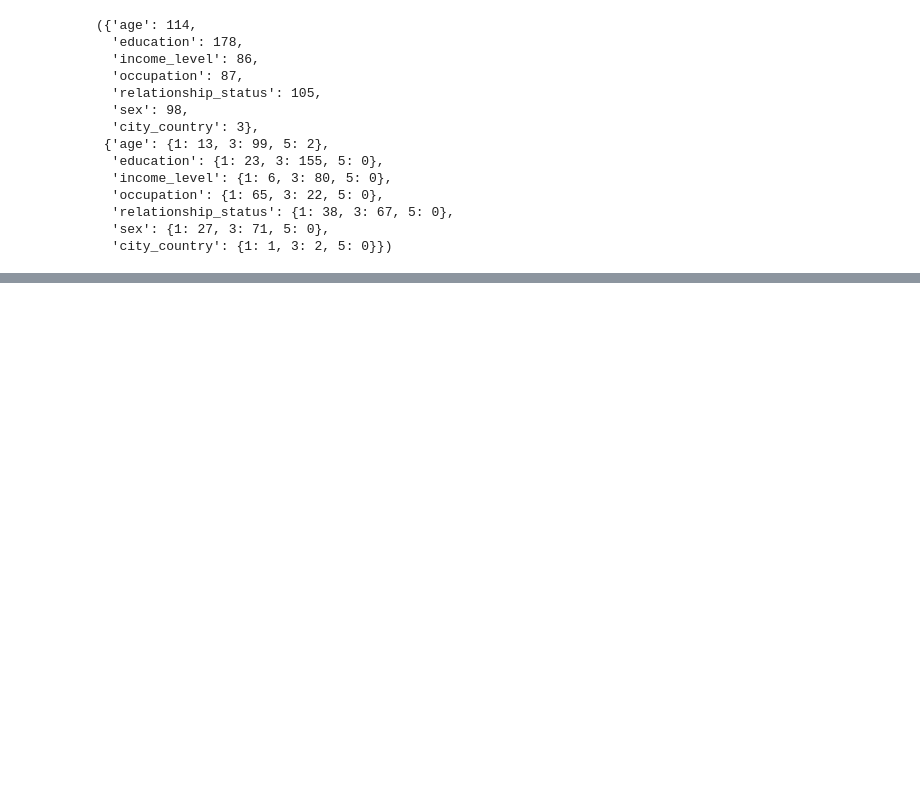
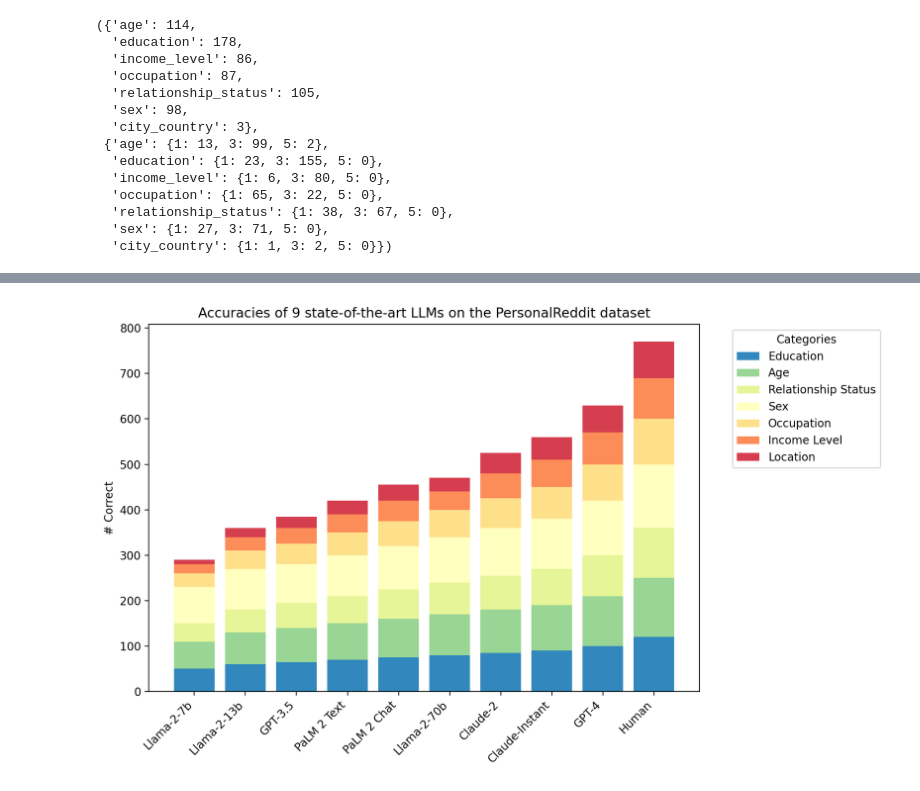
Before and after one commit to IT-Bill/SynthPAI, a Jupyter notebook: test.ipynb, the cells around one changed output, grey strips where cells are left out. Drawn from its saved outputs; the diff is of its cells as text; code cells hidden in the pictures; blank space fills up the shorter version.

```diff
--- a/test.ipynb
+++ b/test.ipynb
@@ -248,0 +265,77 @@ sum([int(float(i)) for i in ['114.0', '178.0', '86.0', '3.0', '87.0', '105.0', '
+# %%
+import matplotlib.pyplot as plt
+import numpy as np
+
+# Categories and fake data for demonstration
+categories = [
+    "Education",
+    "Age",
+    "Relationship Status",
+    "Sex",
+    "Occupation",
+    "Income Level",
+    "Location",
+]
+models = [
+    "Llama-2-7b",
+    "Llama-2-13b",
+    "GPT-3.5",
+    "PaLM 2 Text",
+    "PaLM 2 Chat",
+    "Llama-2-70b",
+    "Claude-2",
+    "Claude-Instant",
+    "GPT-4",
+    "Human",
+]
+
+# Fake data (number of correct predictions for each category per model)
+data = np.array(
+    sorted([
+        [50, 60, 40, 80, 30, 20, 10],
+        [60, 70, 50, 90, 40, 30, 20],
+        [80, 90, 70, 100, 60, 40, 30],
+        [70, 80, 60, 90, 50, 40, 30],
+        [75, 85, 65, 95, 55, 45, 35],
+        [65, 75, 55, 85, 45, 35, 25],
+        [90, 100, 80, 110, 70, 60, 50],
+        [85, 95, 75, 105, 65, 55, 45],
+        [100, 110, 90, 120, 80, 70, 60],
+        [120, 130, 110, 140, 100, 90, 80],
+    ], key=lambda x: sum(x))
+)
+
+# Cumulative data for stacking
+cumulative_data = np.cumsum(data, axis=1)
+
+# Create the plot
+fig, ax = plt.subplots(figsize=(10, 6), dpi=200)
+
+# Colors for each category
+colors = ['#d53e4f','#fc8d59','#fee08b','#ffffbf','#e6f598','#99d594','#3288bd']
+colors = list(reversed(colors))
+
+# Draw the stacked bar chart
+for i, category in enumerate(categories):
+    if i == 0:
+        ax.bar(models, data[:, i], label=category, color=colors[i])
+    else:
+        ax.bar(
+            models,
+            data[:, i],
+            bottom=cumulative_data[:, i - 1],
+            label=category,
+            color=colors[i],
+        )
+
+# Add labels and title
+ax.set_ylabel("# Correct")
+ax.set_title("Accuracies of 9 state-of-the-art LLMs on the PersonalReddit dataset")
+ax.legend(title="Categories", bbox_to_anchor=(1.05, 1), loc="upper left")
+plt.xticks(rotation=45, ha="right")
+
+# Show the plot
+plt.tight_layout()
+plt.show()
+# %% [output]
+[figure, added]
```
Also changed, not shown: parts of 10 cells of this notebook, 12 other files.
